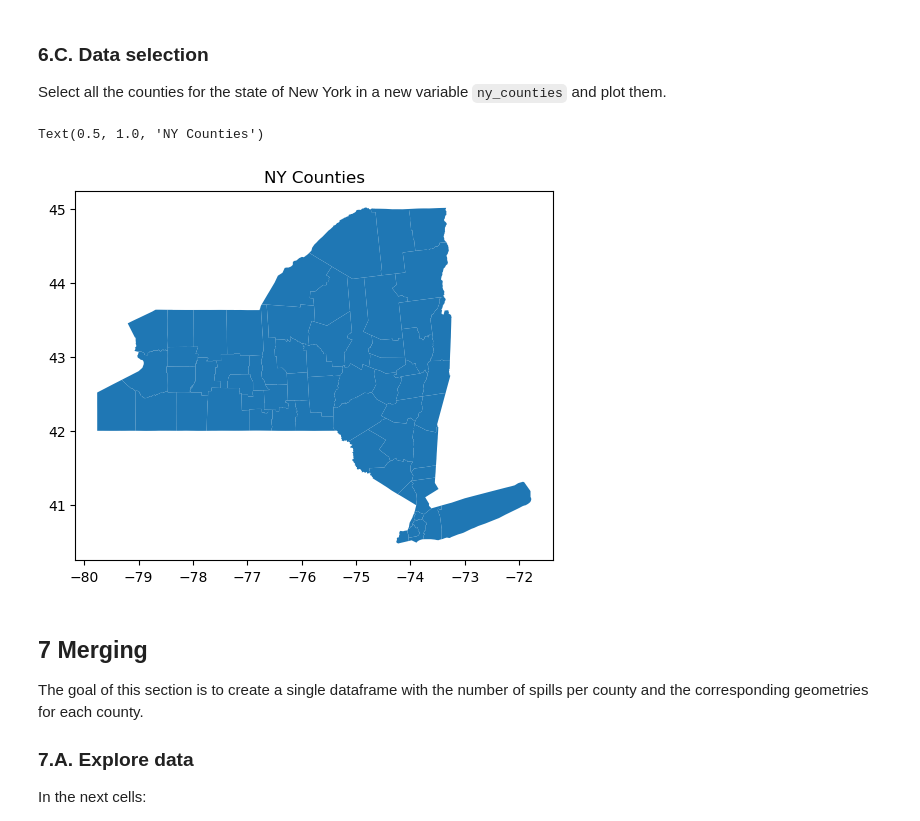
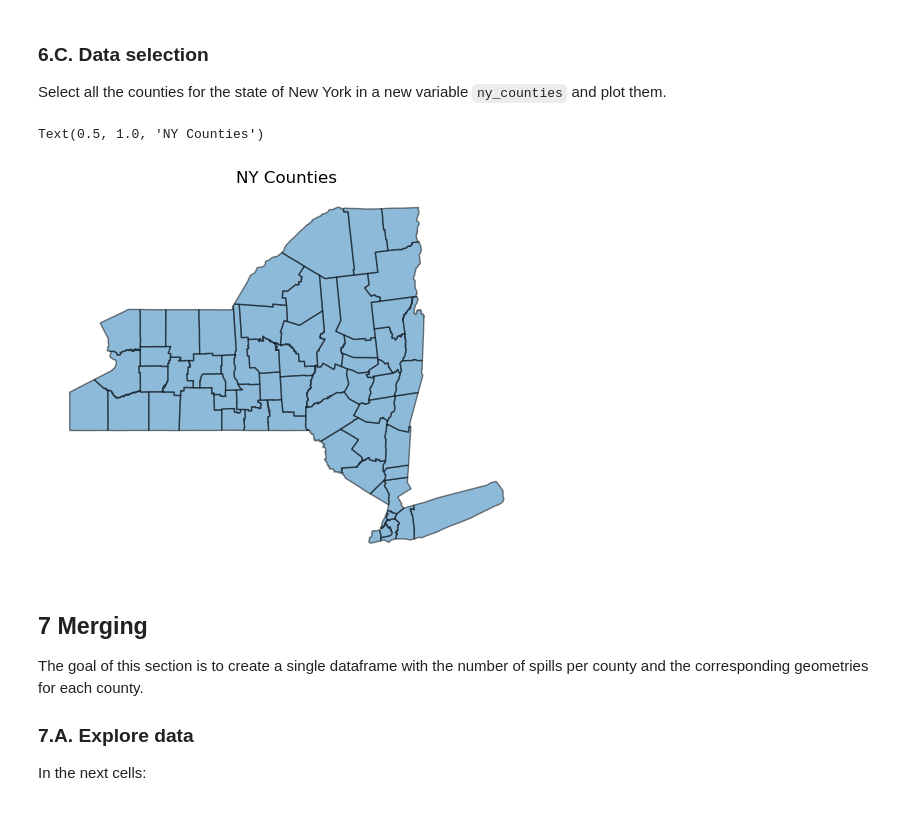
Before and after one commit to silkieMoth/eds220-hwk3, a Jupyter notebook: hwk3-task2-oil-spills.ipynb, the cells around one changed output. Cells and saved outputs as stored; diff of their text form; code cells hidden in the pictures.

```diff
--- a/hwk3-task2-oil-spills.ipynb
+++ b/hwk3-task2-oil-spills.ipynb
@@ -402,18 +377,23 @@ Select all the counties for the state of New York in a new variable `ny_counties
 # %%
 # Filter for all NY counties
 ny_counties = counties[counties['state_fips'] == '36']
 
 # Init plt
 fig, ax = plt.subplots()
 
-# Plot counties
-ny_counties.plot(ax = ax)
+# Remove axes
+ax.axis('off')
+
+# Plot county polygons
+ny_counties.plot(ax = ax,
+                edgecolor = 'black',
+                alpha = 0.5)
 
 # Set title
 ax.set_title('NY Counties')
 # %% [output]
 Text(0.5, 1.0, 'NY Counties')
-[figure, old version]
+[figure, new version]
 # %% [markdown]
 ## 7 Merging
 
```
Also changed, not shown: parts of 6 cells of this notebook.
